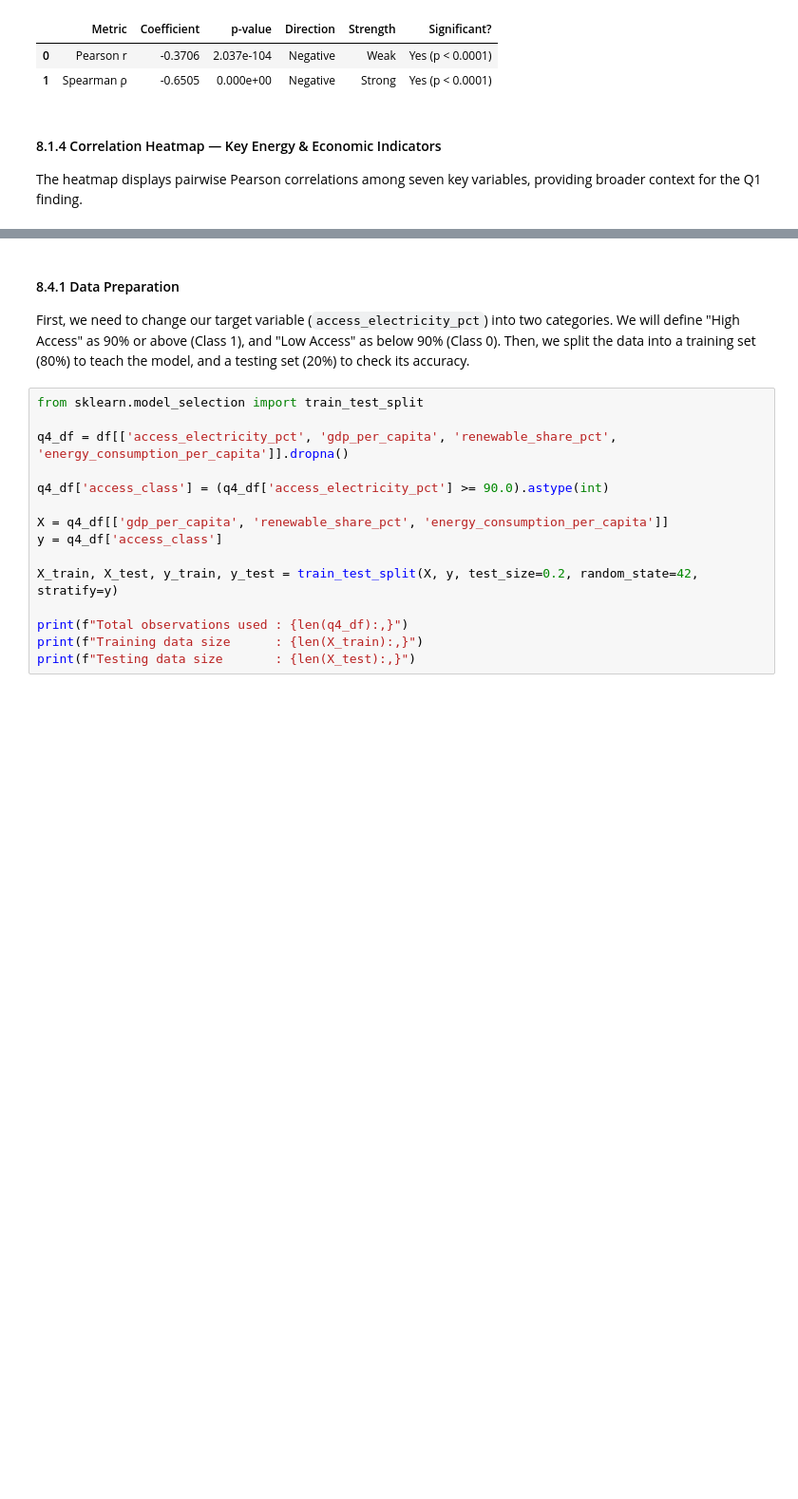
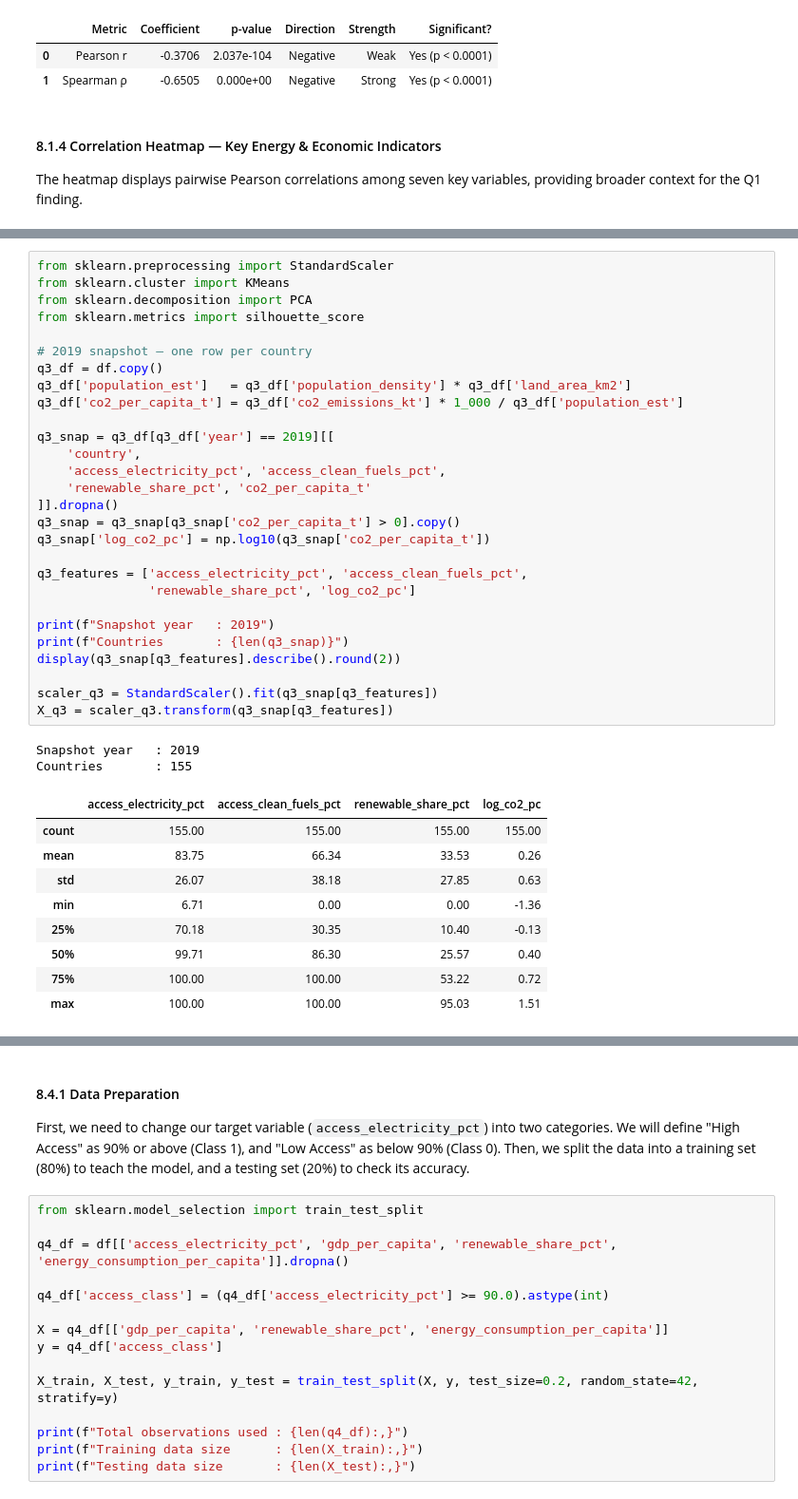
Before and after one commit to huichiy/Data_Science_Fund, a Jupyter notebook: TT3L_G08_Notebook.ipynb, the cells around one changed output, grey strips where cells are left out. Shown at 95% size. Saved outputs shown, nothing was run; the diff lists cells and outputs as text; blank space fills up the shorter version.

```diff
--- a/TT3L_GXX_Notebook.ipynb
+++ b/TT3L_G08_Notebook.ipynb
@@ -1068,0 +1121,40 @@ plt.show()
+# %%
+from sklearn.preprocessing import StandardScaler
+from sklearn.cluster import KMeans
+from sklearn.decomposition import PCA
+from sklearn.metrics import silhouette_score
+
+# 2019 snapshot — one row per country
+q3_df = df.copy()
+q3_df['population_est']   = q3_df['population_density'] * q3_df['land_area_km2']
+q3_df['co2_per_capita_t'] = q3_df['co2_emissions_kt'] * 1_000 / q3_df['population_est']
+
+q3_snap = q3_df[q3_df['year'] == 2019][[
+    'country',
+    'access_electricity_pct', 'access_clean_fuels_pct',
+    'renewable_share_pct', 'co2_per_capita_t'
+]].dropna()
+q3_snap = q3_snap[q3_snap['co2_per_capita_t'] > 0].copy()
+q3_snap['log_co2_pc'] = np.log10(q3_snap['co2_per_capita_t'])
+
+q3_features = ['access_electricity_pct', 'access_clean_fuels_pct',
+               'renewable_share_pct', 'log_co2_pc']
+
+print(f"Snapshot year   : 2019")
+print(f"Countries       : {len(q3_snap)}")
+display(q3_snap[q3_features].describe().round(2))
+
+scaler_q3 = StandardScaler().fit(q3_snap[q3_features])
+X_q3 = scaler_q3.transform(q3_snap[q3_features])
+# %% [output]
+Snapshot year   : 2019
+Countries       : 155
+|  | access_electricity_pct | access_clean_fuels_pct | renewable_share_pct | log_co2_pc |
+| count | 155.00 | 155.00 | 155.00 | 155.00 |
+| mean | 83.75 | 66.34 | 33.53 | 0.26 |
+| std | 26.07 | 38.18 | 27.85 | 0.63 |
+| min | 6.71 | 0.00 | 0.00 | -1.36 |
+| 25% | 70.18 | 30.35 | 10.40 | -0.13 |
+| 50% | 99.71 | 86.30 | 25.57 | 0.40 |
+| 75% | 100.00 | 100.00 | 53.22 | 0.72 |
+| max | 100.00 | 100.00 | 95.03 | 1.51 |
```
Also changed, not shown: parts of 52 cells of this notebook, 8 other files.
